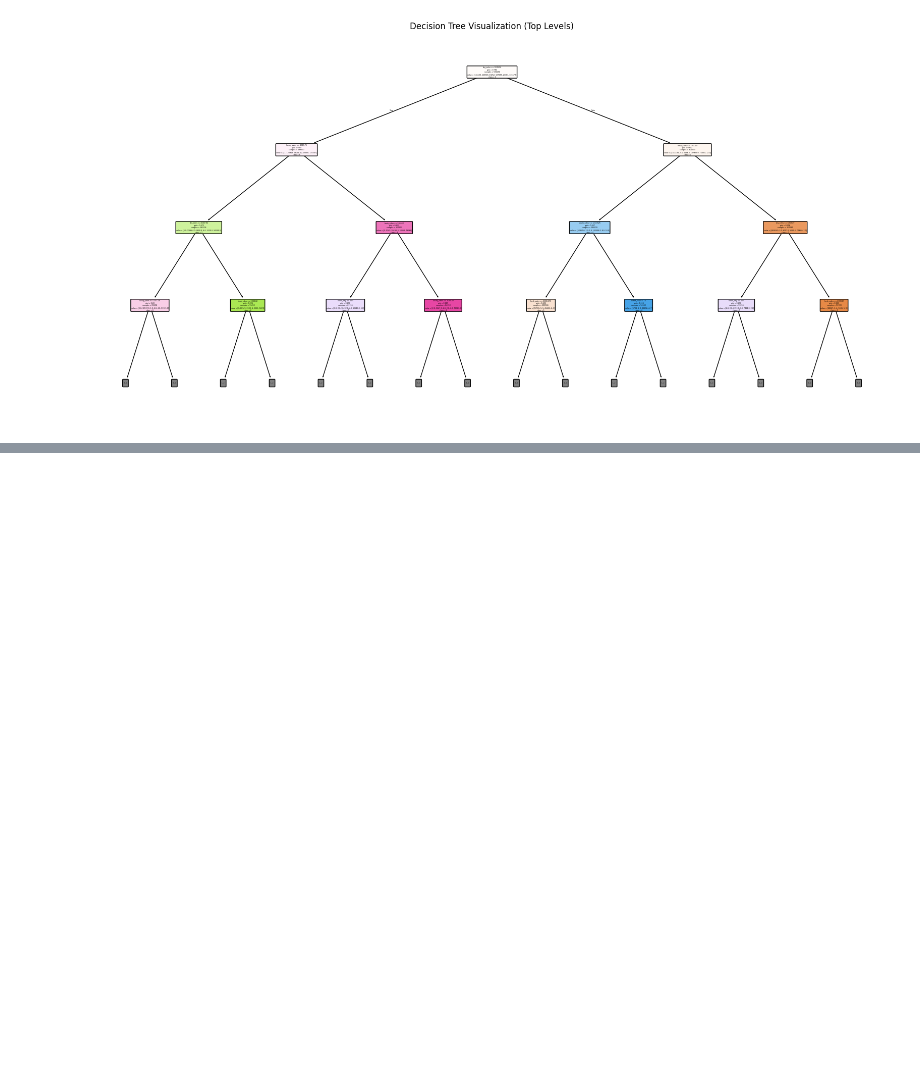
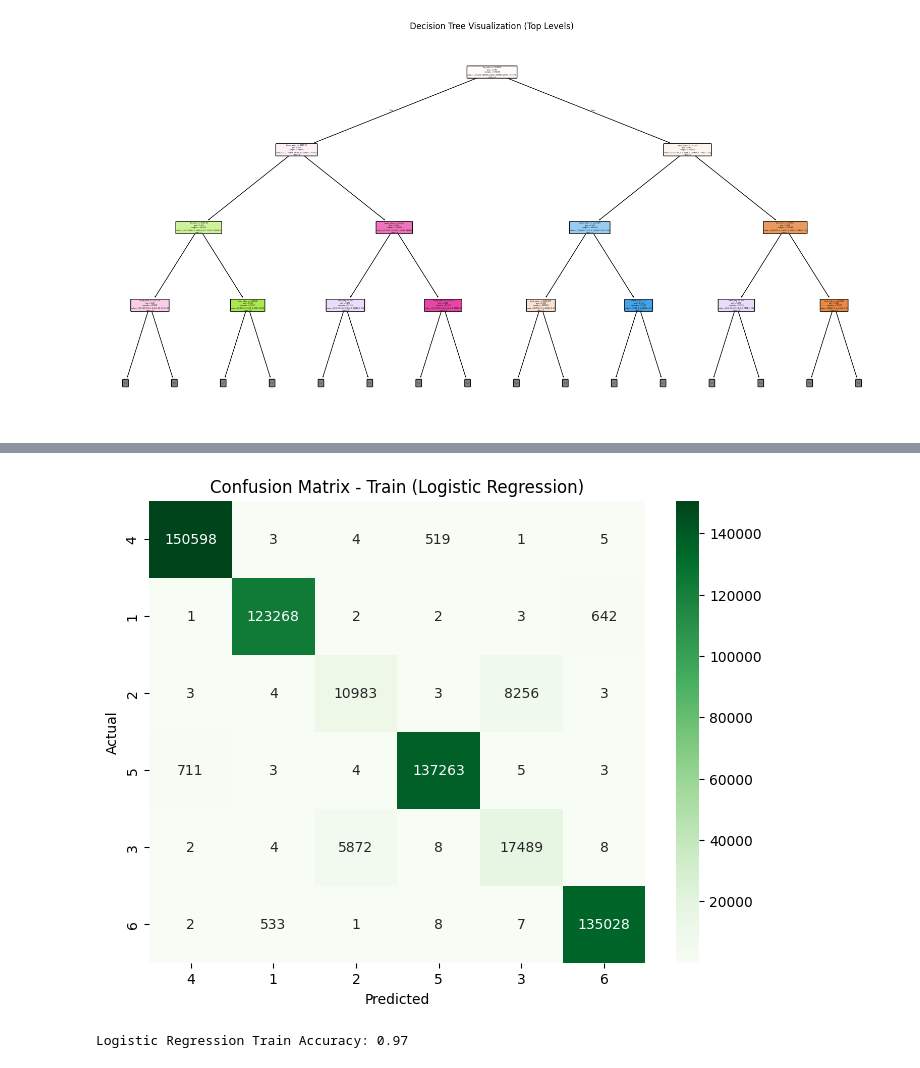
Before and after one commit to DATASCIENCE-PROJECT-GROUP/DATASCIENCE---CW, a Jupyter notebook: MODELLING_2.ipynb, the cells around one changed output, grey strips where cells are left out. Saved outputs shown, nothing was run; the diff lists cells and outputs as text; code cells hidden in the pictures; blank space fills up the shorter version.

Commit message:
Made the model for logistic regression

```diff
--- a/MODELLING_2.ipynb
+++ b/MODELLING_2.ipynb
@@ -700,0 +740,5 @@ FileNotFoundError: [Errno 2] No such file or directory: '/content/drive/MyDrive/
+# %%
+# Split features and target
+X = df.drop('cluster_catgeory', axis=1)
+y = df['cluster_catgeory']
+df.info()
@@ -700,0 +758,10 @@ FileNotFoundError: [Errno 2] No such file or directory: '/content/drive/MyDrive/
+# %%
+# Train-test split
+X_train, X_test, y_train, y_test = train_test_split(X, y, test_size=0.2, random_state=42)
+# %%
+classifier = LogisticRegression(multi_class='multinomial', solver='lbfgs', max_iter=500)
+# %%
+#predict on train and test sets
+classifier.fit(X_train, y_train)
+train_preds = classifier.predict(X_train)
+test_preds = classifier.predict(X_test)
@@ -700,0 +776,18 @@ FileNotFoundError: [Errno 2] No such file or directory: '/content/drive/MyDrive/
+# %%
+# Confusion Matrix - Train Data
+cm_train = confusion_matrix(y_train, train_preds)
+labels = df["cluster_catgeory"].unique()
+plt.figure(figsize=(8, 6))
+sns.heatmap(cm_train, annot=True, fmt='d', cmap='Greens', xticklabels=labels, yticklabels=labels)
+plt.xlabel('Predicted')
+plt.ylabel('Actual')
+plt.title('Confusion Matrix - Train (Logistic Regression)')
+plt.show()
+# %% [output]
+[figure, added]
+# %%
+# Train Accuracy Score
+train_accuracy = accuracy_score(y_train, train_preds)
+print(f"Logistic Regression Train Accuracy: {train_accuracy:.2f}")
+# %% [output]
+Logistic Regression Train Accuracy: 0.97
```
Also changed, not shown: parts of 12 cells of this notebook.
